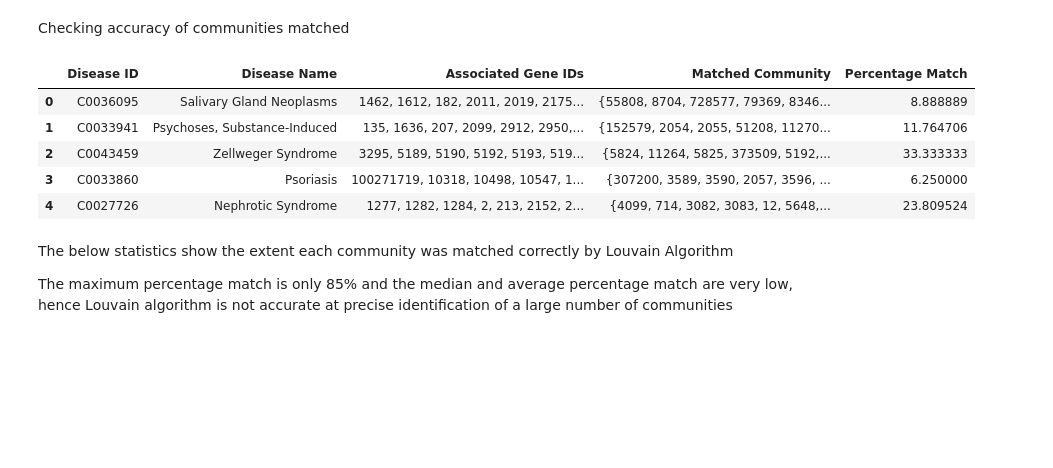
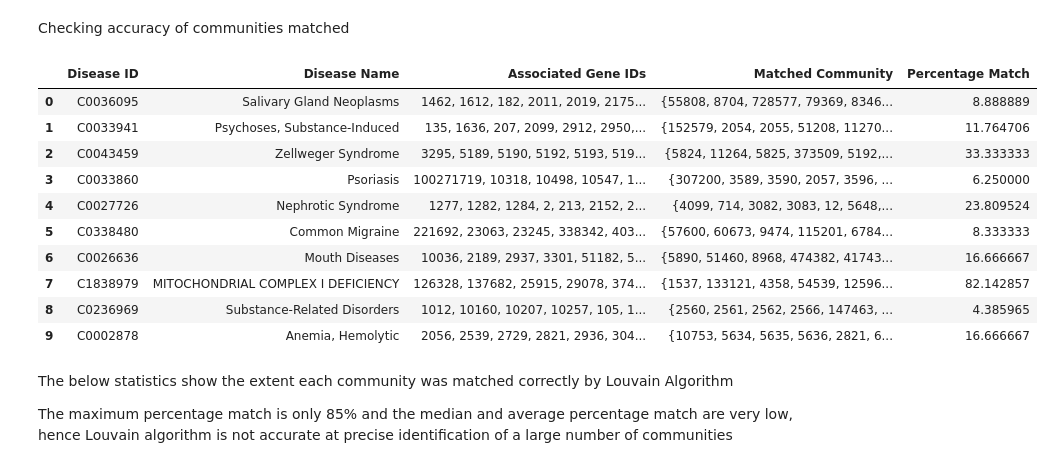
Before and after one commit to itmorgan/SC4200-Proj-One, a Jupyter notebook: louvain.ipynb, the cells around one changed output. Drawn from its saved outputs; the diff is of its cells as text; code cells hidden in the pictures; blank space fills up the shorter version.

```diff
--- a/louvain.ipynb
+++ b/louvain.ipynb
@@ -60,0 +73,14 @@ for community in yeast_grps:
+# %%
+yeast_df = pd.DataFrame()
+yeast_df['Community ID'] = range(len(yeast_grps))
+yeast_df['Members'] = None
+
+for idx, community in enumerate(yeast_grps):
+    yeast_df.at[idx, 'Members'] = list(community)
+    yeast_df.at[idx, 'Size'] = len(community)
+
+plt.bar(yeast_df['Community ID'], yeast_df['Size'])
+plt.xlabel('Community ID')
+plt.ylabel('Size')
+plt.title('Yeast Community Size Distribution')
+plt.show()
@@ -72,29 +102,34 @@ Checking accuracy of communities matched
 # %%
 human_df = pd.read_csv('bio-pathways-associations.csv')
 
 human_df['Matched Community'] = None
 human_df['Percentage Match'] = 0.0
 
 for community in human_grps:
     community_set = set(community)
     for idx, row in human_df.iterrows():
         gene_set = set(map(int ,row['Associated Gene IDs'].split(', ')))
         intersection = community_set.intersection(gene_set)
         if len(intersection) > 0:
             percentage_match = len(intersection) / len(gene_set) * 100
             if percentage_match > row['Percentage Match']:
                 human_df.at[idx, 'Matched Community'] = community
                 human_df.at[idx, 'Percentage Match'] = percentage_match
 
-human_df.head()
 human_df.to_csv('bio-pathways-associations-with-communities.csv', index=False)
+human_df.head(10)
 # %% [output]
 |  | Disease ID | Disease Name | Associated Gene IDs | Matched Community | Percentage Match |
 | 0 | C0036095 | Salivary Gland Neoplasms | 1462, 1612, 182, 2011, 2019, 2175... | {55808, 8704, 728577, 79369, 8346... | 8.888889 |
 | 1 | C0033941 | Psychoses, Substance-Induced | 135, 1636, 207, 2099, 2912, 2950,... | {152579, 2054, 2055, 51208, 11270... | 11.764706 |
 | 2 | C0043459 | Zellweger Syndrome | 3295, 5189, 5190, 5192, 5193, 519... | {5824, 11264, 5825, 373509, 5192,... | 33.333333 |
 | 3 | C0033860 | Psoriasis | 100271719, 10318, 10498, 10547, 1... | {307200, 3589, 3590, 2057, 3596, ... | 6.250000 |
 | 4 | C0027726 | Nephrotic Syndrome | 1277, 1282, 1284, 2, 213, 2152, 2... | {4099, 714, 3082, 3083, 12, 5648,... | 23.809524 |
+| 5 | C0338480 | Common Migraine | 221692, 23063, 23245, 338342, 403... | {57600, 60673, 9474, 115201, 6784... | 8.333333 |
+| 6 | C0026636 | Mouth Diseases | 10036, 2189, 2937, 3301, 51182, 5... | {5890, 51460, 8968, 474382, 41743... | 16.666667 |
+| 7 | C1838979 | MITOCHONDRIAL COMPLEX I DEFICIENCY | 126328, 137682, 25915, 29078, 374... | {1537, 133121, 4358, 54539, 12596... | 82.142857 |
+| 8 | C0236969 | Substance-Related Disorders | 1012, 10160, 10207, 10257, 105, 1... | {2560, 2561, 2562, 2566, 147463, ... | 4.385965 |
+| 9 | C0002878 | Anemia, Hemolytic | 2056, 2539, 2729, 2821, 2936, 304... | {10753, 5634, 5635, 5636, 2821, 6... | 16.666667 |
 # %% [markdown]
 The below statistics show the extent each community was matched correctly by Louvain Algorithm
 
```
Also changed, not shown: parts of 16 cells of this notebook, 1 other file.
